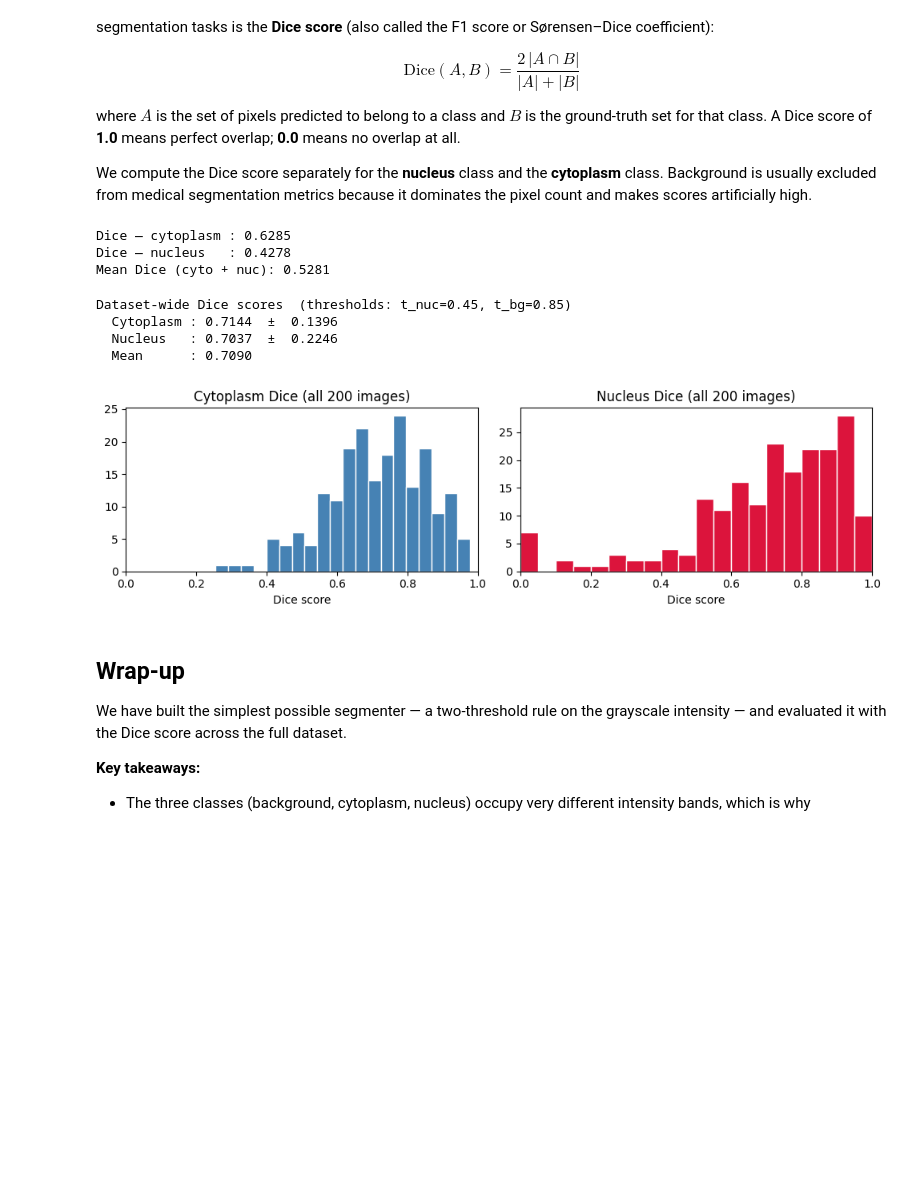
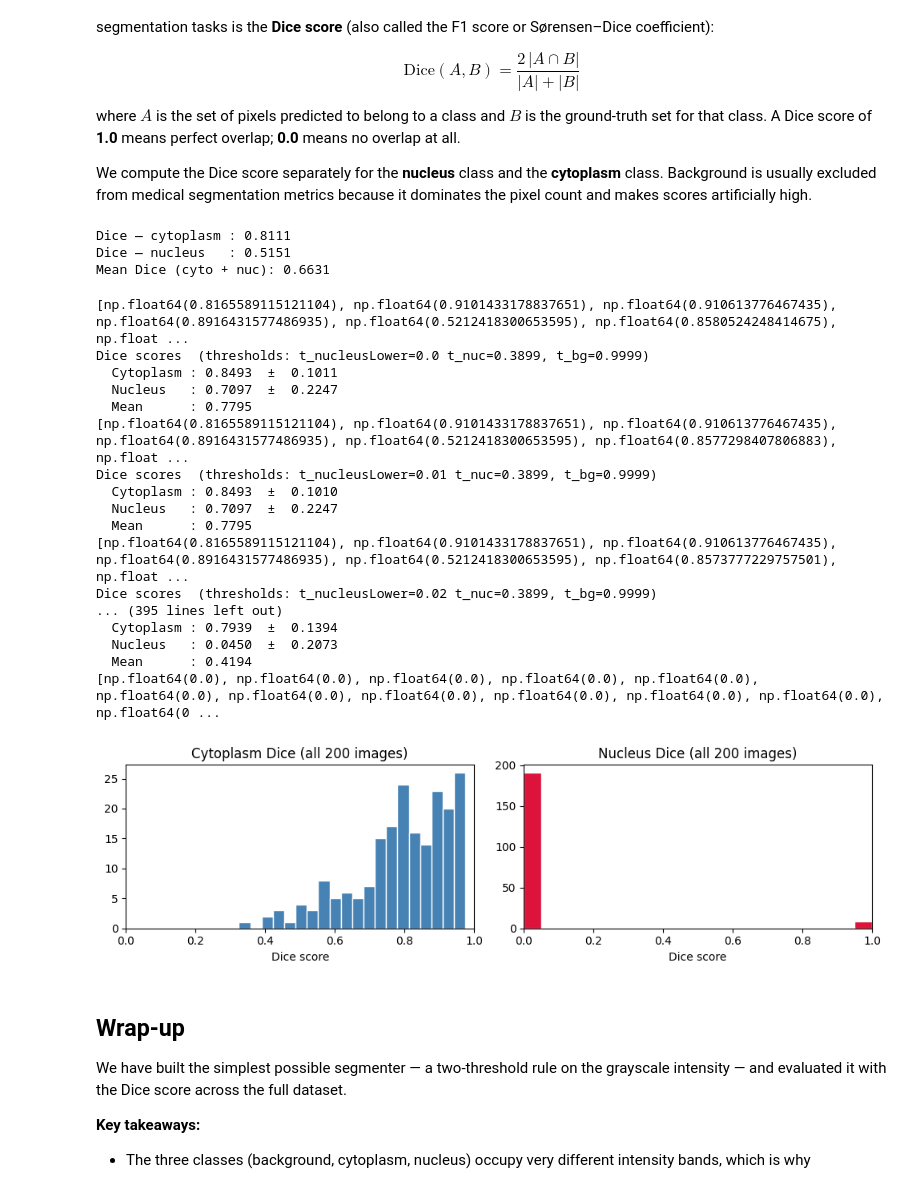
Before and after one commit to Crefossus/Cedars_AI_Campus_Tutorials, a Jupyter notebook: 01_exploratory_segmentation.ipynb, the cells around one changed output. Drawn from its saved outputs; the diff is of its cells as text; code cells hidden in the pictures; blank space fills up the shorter version.

Commit message:
proving lower bound segmentation has no impact

```diff
--- a/01_exploratory_segmentation.ipynb
+++ b/01_exploratory_segmentation.ipynb
@@ -217,11 +217,11 @@ segmentation and Dice scores change.
 # ── Threshold parameters (adjust and re-run!) ─────────────────────────────────
 
 t_nucleusLower = 0.00  # lower bound for nucleus
-t_nucleus    = 0.45   # pixels darker than this  →  nucleus
-t_background = 0.85   # pixels brighter than this →  background
+t_nucleus    = 0.3899   # pixels darker than this  →  nucleus
+t_background = 0.9999   # pixels brighter than this →  background
                         # everything in between     →  cytoplasm
 
-def threhsholdSegmentation(image: np.ndarray, t_nucleusLower: float, t_nucleus: float, t_background: float) -> np.ndarray:
+def thresholdSegmentation(image: np.ndarray, t_nucleusLower: float, t_nucleus: float, t_background: float) -> np.ndarray:
 
   # ── Build predicted mask ──────────────────────────────────────────────────────
   predImage = np.zeros_like(image, dtype=np.int64)   # default: background (0)
@@ -231,7 +231,7 @@ def threhsholdSegmentation(image: np.ndarray, t_nucleusLower: float, t_nucleus:
   predImage[(image >= 0) & (image <= t_nucleusLower) ] = 1   # cytoplasm
   return predImage
 
-pred7 = threhsholdSegmentation(gray7, t_nucleusLower, t_nucleus, t_background)
+pred7 = thresholdSegmentation(gray7, t_nucleusLower, t_nucleus, t_background)
 # (pixels >= t_background stay 0 = background)
 
 print("Predicted class counts:")
@@ -299,53 +299,78 @@ print(f"Dice — cytoplasm : {dice_cyto:.4f}")
 print(f"Dice — nucleus   : {dice_nuc:.4f}")
 print(f"Mean Dice (cyto + nuc): {(dice_cyto + dice_nuc) / 2:.4f}")
 # %% [output]
-Dice — cytoplasm : 0.6285
-Dice — nucleus   : 0.4278
-Mean Dice (cyto + nuc): 0.5281
+Dice — cytoplasm : 0.8111
+Dice — nucleus   : 0.5151
+Mean Dice (cyto + nuc): 0.6631
 # %%
 # ── Apply to the full dataset and report mean Dice ────────────────────────────
 cyto_scores, nuc_scores = [], []
 '''
     R_i, G_i, B_i = X[i, 0], X[i, 1], X[i, 2]
     gray_i = 0.299 * R_i + 0.587 * G_i + 0.114 * B_i
 
     pred_i = np.zeros_like(gray_i, dtype=np.int64)
     pred_i[gray_i < t_nucleus]                              = 2
     pred_i[(gray_i >= t_nucleus) & (gray_i < t_background)] = 1
 '''
-for i in range(len(X)):
-    R_i, G_i, B_i = X[i, 0], X[i, 1], X[i, 2]
-    gray_i = 0.299 * R_i + 0.587 * G_i + 0.114 * B_i
+#brute force segmentation optimization: print dice scores for all values of t_nucleuslower between
+for x in range(0,100):
+  t_nucleusLower = x*.01
+  cyto_scores.clear()
+  nuc_scores.clear()
+  for i in range(len(X)):
+      R_i, G_i, B_i = X[i, 0], X[i, 1], X[i, 2]
+      gray_i = 0.299 * R_i + 0.587 * G_i + 0.114 * B_i
 
-    pred_i = threhsholdSegmentation(gray_i, t_nucleusLower, t_nucleus, t_background)
+      pred_i = thresholdSegmentation(gray_i, t_nucleusLower, t_nucleus, t_background)
 
 
-    cyto_scores.append(dice_score(pred_i, y[i], cls=1))
-    nuc_scores.append(dice_score(pred_i,  y[i], cls=2))
+      cyto_scores.append(dice_score(pred_i, y[i], cls=1))
+      nuc_scores.append(dice_score(pred_i,  y[i], cls=2))
+  print(nuc_scores)
+  print(f"Dice scores  (thresholds: t_nucleusLower={t_nucleusLower} t_nuc={t_nucleus}, t_bg={t_background})")
+  print(f"  Cytoplasm : {np.mean(cyto_scores):.4f}  ±  {np.std(cyto_scores):.4f}")
+  print(f"  Nucleus   : {np.mean(nuc_scores):.4f}  ±  {np.std(nuc_scores):.4f}")
+  print(f"  Mean      : {(np.mean(cyto_scores) + np.mean(nuc_scores)) / 2:.4f}")
+
+
 
 print(f"Dataset-wide Dice scores  (thresholds: t_nuc={t_nucleus}, t_bg={t_background})")
 print(f"  Cytoplasm : {np.mean(cyto_scores):.4f}  ±  {np.std(cyto_scores):.4f}")
 print(f"  Nucleus   : {np.mean(nuc_scores):.4f}  ±  {np.std(nuc_scores):.4f}")
 print(f"  Mean      : {(np.mean(cyto_scores) + np.mean(nuc_scores)) / 2:.4f}")
 
 # Distribution plot
 fig, axes = plt.subplots(1, 2, figsize=(10, 3))
 axes[0].hist(cyto_scores, bins=20, color='steelblue', edgecolor='white')
 axes[0].set_title('Cytoplasm Dice (all 200 images)')
 axes[0].set_xlabel('Dice score')
 axes[1].hist(nuc_scores,  bins=20, color='crimson',   edgecolor='white')
 axes[1].set_title('Nucleus Dice (all 200 images)')
 axes[1].set_xlabel('Dice score')
 for ax in axes:
     ax.set_xlim(0, 1)
 plt.tight_layout()
 plt.show()
 # %% [output]
-Dataset-wide Dice scores  (thresholds: t_nuc=0.45, t_bg=0.85)
-  Cytoplasm : 0.7144  ±  0.1396
-  Nucleus   : 0.7037  ±  0.2246
-  Mean      : 0.7090
+[np.float64(0.8165589115121104), np.float64(0.9101433178837651), np.float64(0.910613776467435), np.float64(0.8916431577486935), np.float64(0.5212418300653595), np.float64(0.8580524248414675), np.float ...
+Dice scores  (thresholds: t_nucleusLower=0.0 t_nuc=0.3899, t_bg=0.9999)
+  Cytoplasm : 0.8493  ±  0.1011
+  Nucleus   : 0.7097  ±  0.2247
+  Mean      : 0.7795
+[np.float64(0.8165589115121104), np.float64(0.9101433178837651), np.float64(0.910613776467435), np.float64(0.8916431577486935), np.float64(0.5212418300653595), np.float64(0.8577298407806883), np.float ...
+Dice scores  (thresholds: t_nucleusLower=0.01 t_nuc=0.3899, t_bg=0.9999)
+  Cytoplasm : 0.8493  ±  0.1010
+  Nucleus   : 0.7097  ±  0.2247
+  Mean      : 0.7795
+[np.float64(0.8165589115121104), np.float64(0.9101433178837651), np.float64(0.910613776467435), np.float64(0.8916431577486935), np.float64(0.5212418300653595), np.float64(0.8573777229757501), np.float ...
+Dice scores  (thresholds: t_nucleusLower=0.02 t_nuc=0.3899, t_bg=0.9999)
+... (395 lines left out)
+  Cytoplasm : 0.7939  ±  0.1394
+  Nucleus   : 0.0450  ±  0.2073
+  Mean      : 0.4194
+[np.float64(0.0), np.float64(0.0), np.float64(0.0), np.float64(0.0), np.float64(0.0), np.float64(0.0), np.float64(0.0), np.float64(0.0), np.float64(0.0), np.float64(0.0), np.float64(0.0), np.float64(0 ...
-[figure, old version]
+[figure, new version]
 # %% [markdown]
 ## Wrap-up
 
```
Also changed, not shown: parts of 2 cells of this notebook.
